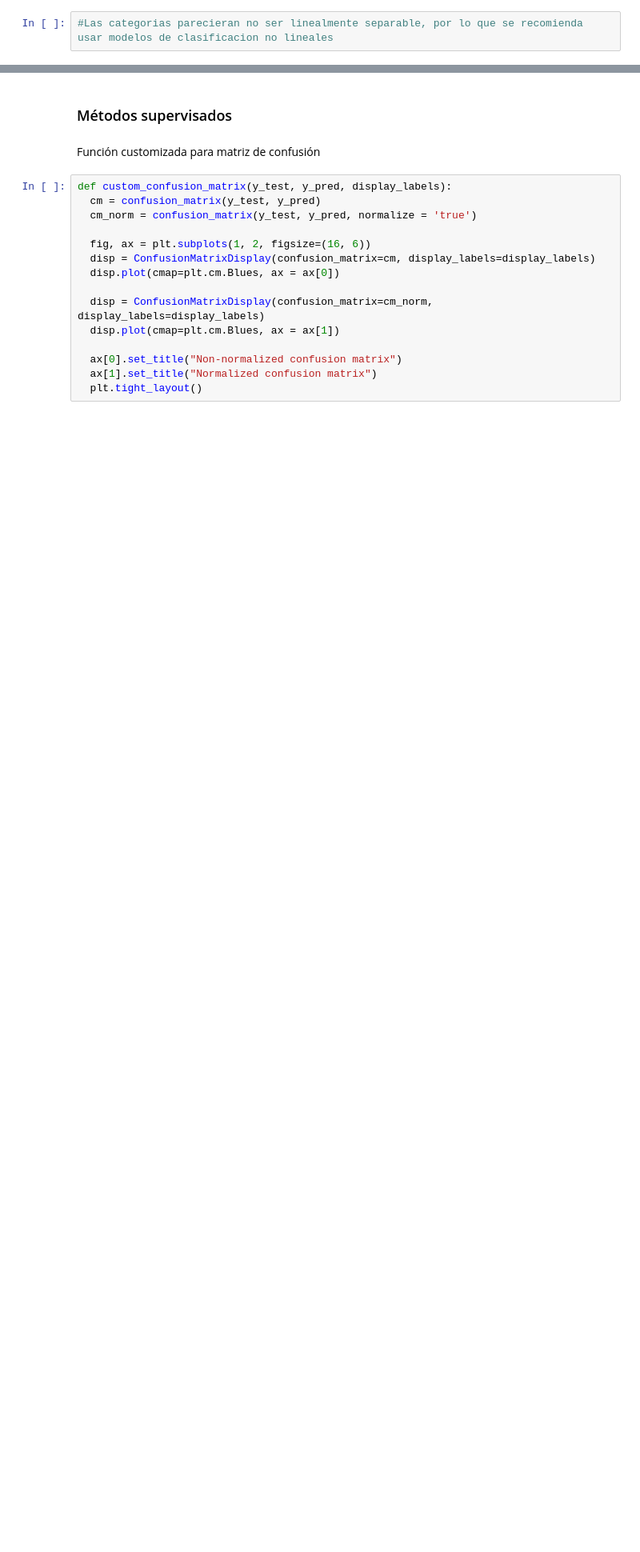
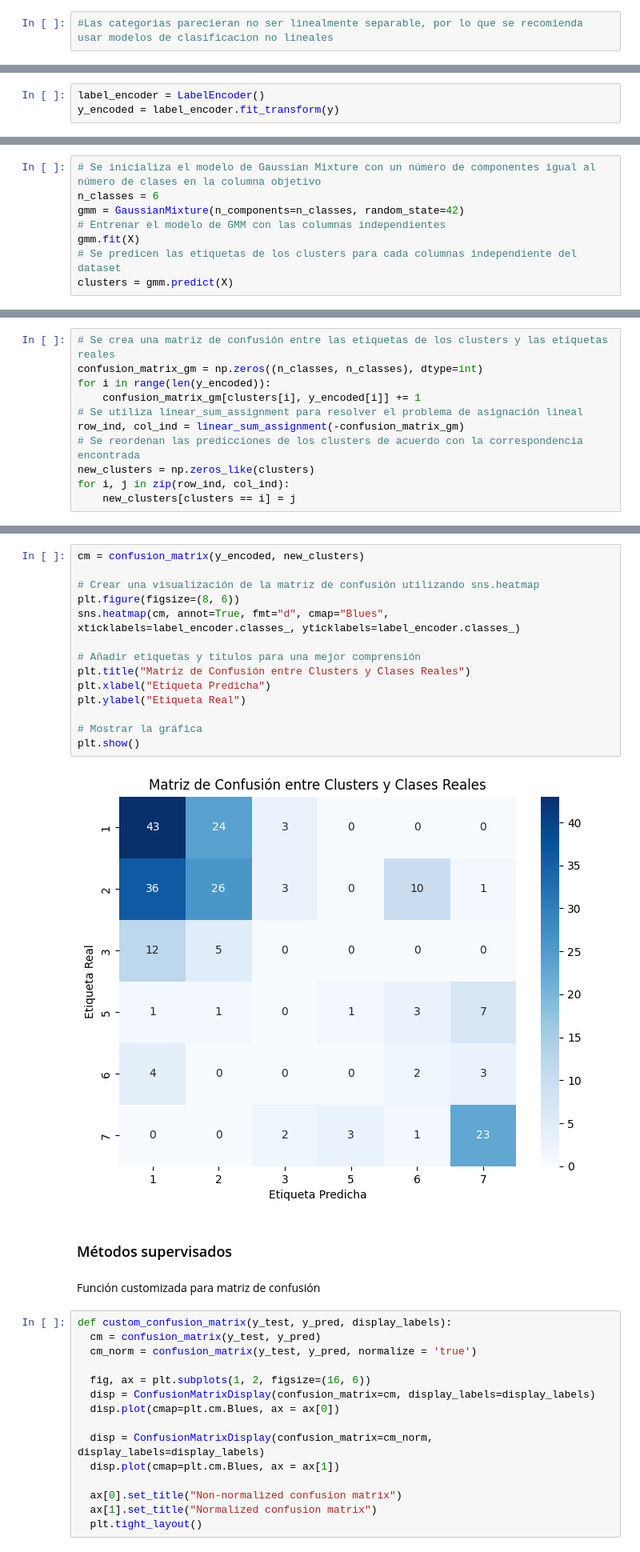
Before and after one commit to gabalvarezmc/MachineLearning_T4, a Jupyter notebook: Trabajo_Final_ML.ipynb, the cells around one changed output, grey strips where cells are left out. Shown at 80% size. Drawn from its saved outputs; the diff is of its cells as text; blank space fills up the shorter version.

```diff
--- a/Trabajo_Final_ML.ipynb
+++ b/Trabajo_Final_ML.ipynb
@@ -158,0 +166,3 @@ plt.show()
+# %%
+label_encoder = LabelEncoder()
+y_encoded = label_encoder.fit_transform(y)
@@ -158,0 +173,8 @@ plt.show()
+# %%
+# Se inicializa el modelo de Gaussian Mixture con un número de componentes igual al número de clases en la columna objetivo
+n_classes = 6
+gmm = GaussianMixture(n_components=n_classes, random_state=42)
+# Entrenar el modelo de GMM con las columnas independientes
+gmm.fit(X)
+# Se predicen las etiquetas de los clusters para cada columnas independiente del dataset
+clusters = gmm.predict(X)
@@ -158,0 +183,11 @@ plt.show()
+# %%
+# Se crea una matriz de confusión entre las etiquetas de los clusters y las etiquetas reales
+confusion_matrix_gm = np.zeros((n_classes, n_classes), dtype=int)
+for i in range(len(y_encoded)):
+    confusion_matrix_gm[clusters[i], y_encoded[i]] += 1
+# Se utiliza linear_sum_assignment para resolver el problema de asignación lineal
+row_ind, col_ind = linear_sum_assignment(-confusion_matrix_gm)
+# Se reordenan las predicciones de los clusters de acuerdo con la correspondencia encontrada
+new_clusters = np.zeros_like(clusters)
+for i, j in zip(row_ind, col_ind):
+    new_clusters[clusters == i] = j
@@ -159,3 +219,19 @@ plt.show()
+# %%
+cm = confusion_matrix(y_encoded, new_clusters)
+
+# Crear una visualización de la matriz de confusión utilizando sns.heatmap
+plt.figure(figsize=(8, 6))
+sns.heatmap(cm, annot=True, fmt="d", cmap="Blues", xticklabels=label_encoder.classes_, yticklabels=label_encoder.classes_)
+
+# Añadir etiquetas y títulos para una mejor comprensión
+plt.title("Matriz de Confusión entre Clusters y Clases Reales")
+plt.xlabel("Etiqueta Predicha")
+plt.ylabel("Etiqueta Real")
+
+# Mostrar la gráfica
+plt.show()
+# %% [output]
+[figure, added]
 # %% [markdown]
 ### Métodos supervisados
 # %% [markdown]
```
Also changed, not shown: parts of 12 cells of this notebook, 1 other file.
